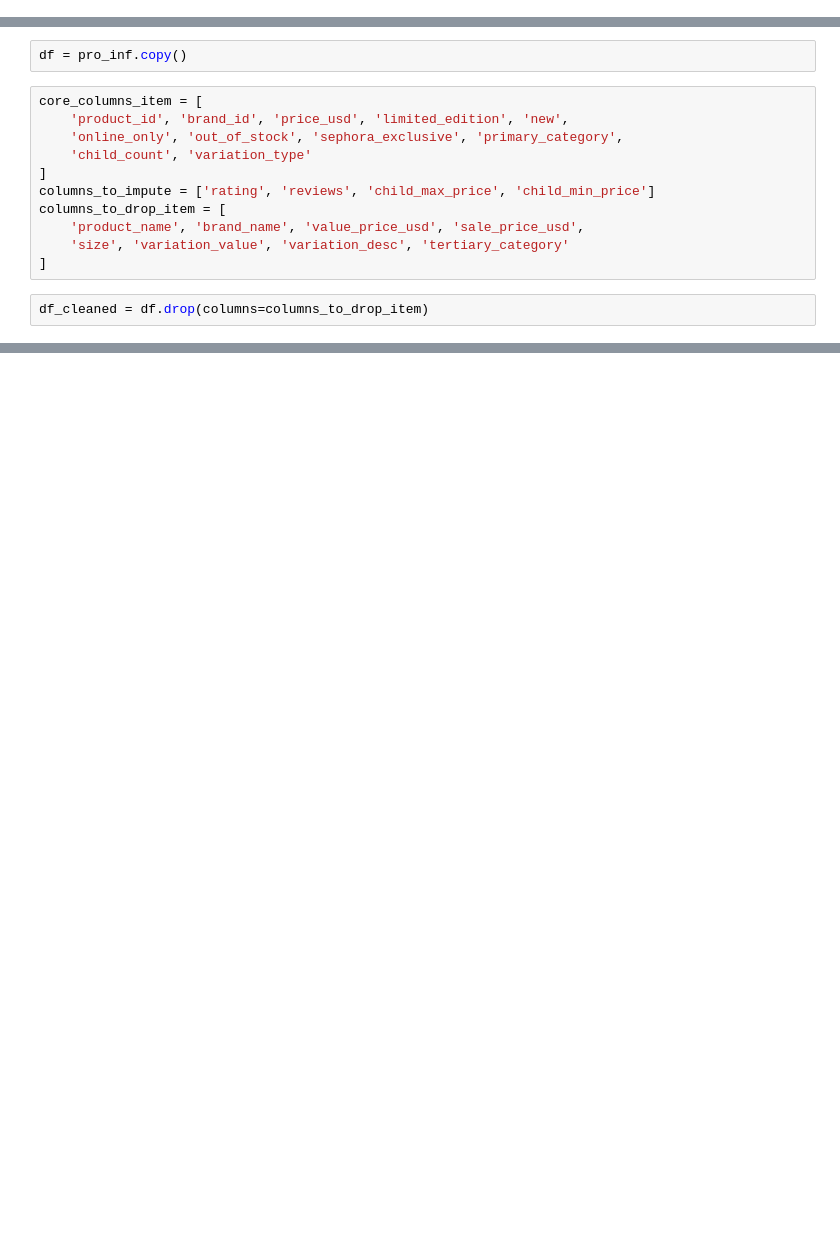
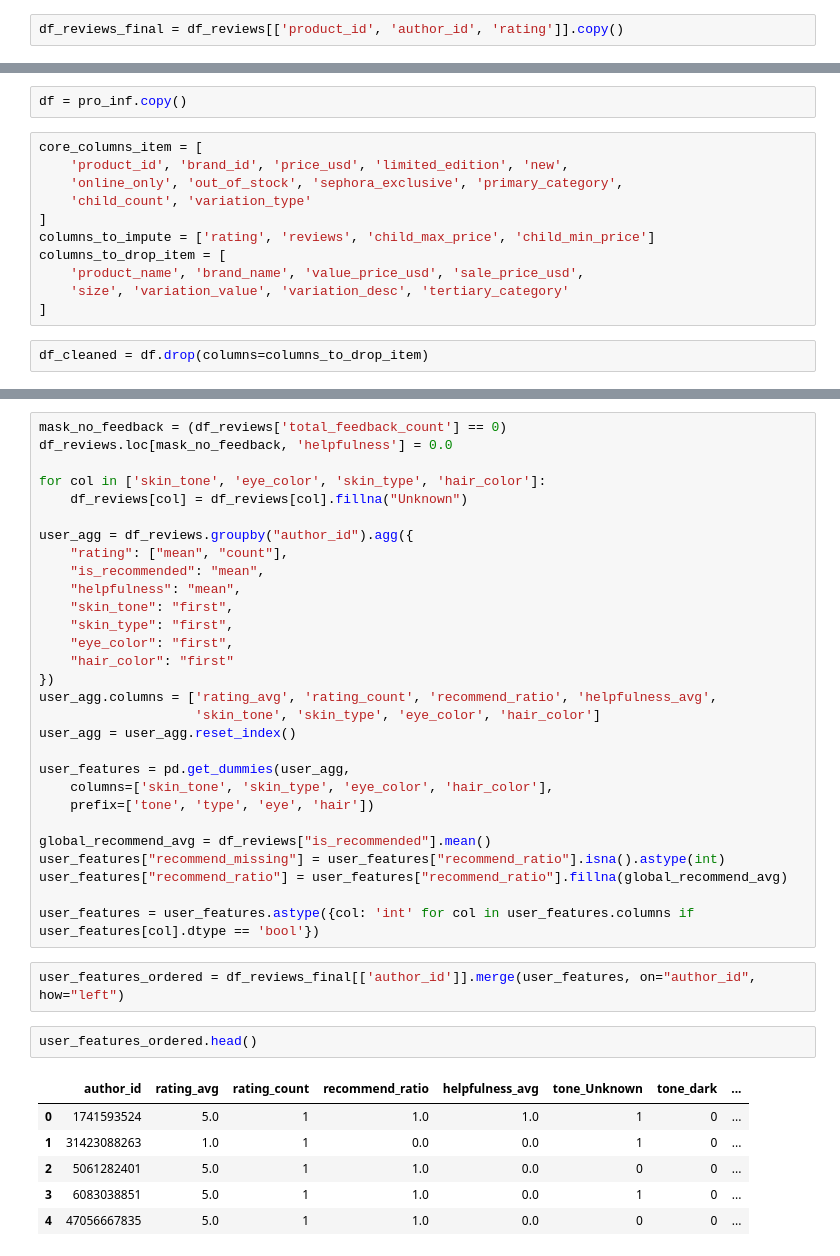
Before and after one commit to nurs-1502/Web_Mining_Project, a Jupyter notebook: web_mining_project.ipynb, the cells around one changed output, grey strips where cells are left out. Drawn from its saved outputs; the diff is of its cells as text; blank space fills up the shorter version.

```diff
--- a/web_mining_project.ipynb
+++ b/web_mining_project.ipynb
@@ -35,0 +49,2 @@ Columns: ['product_id', 'product_name', 'brand_id', 'brand_name', 'loves_count',
+# %%
+df_reviews_final = df_reviews[['product_id', 'author_id', 'rating']].copy()
@@ -136,0 +211,40 @@ array(['P473671', 'P473668', 'P473662', ..., 'P504428', 'P504448',
+# %%
+mask_no_feedback = (df_reviews['total_feedback_count'] == 0)
+df_reviews.loc[mask_no_feedback, 'helpfulness'] = 0.0
+
+for col in ['skin_tone', 'eye_color', 'skin_type', 'hair_color']:
+    df_reviews[col] = df_reviews[col].fillna("Unknown")
+
+user_agg = df_reviews.groupby("author_id").agg({
+    "rating": ["mean", "count"],
+    "is_recommended": "mean",
+    "helpfulness": "mean",
+    "skin_tone": "first",
+    "skin_type": "first",
+    "eye_color": "first",
+    "hair_color": "first"
+})
+user_agg.columns = ['rating_avg', 'rating_count', 'recommend_ratio', 'helpfulness_avg',
+                    'skin_tone', 'skin_type', 'eye_color', 'hair_color']
+user_agg = user_agg.reset_index()
+
+user_features = pd.get_dummies(user_agg,
+    columns=['skin_tone', 'skin_type', 'eye_color', 'hair_color'],
+    prefix=['tone', 'type', 'eye', 'hair'])
+
+global_recommend_avg = df_reviews["is_recommended"].mean()
+user_features["recommend_missing"] = user_features["recommend_ratio"].isna().astype(int)
+user_features["recommend_ratio"] = user_features["recommend_ratio"].fillna(global_recommend_avg)
+
+user_features = user_features.astype({col: 'int' for col in user_features.columns if user_features[col].dtype == 'bool'})
+# %%
+user_features_ordered = df_reviews_final[['author_id']].merge(user_features, on="author_id", how="left")
+# %%
+user_features_ordered.head()
+# %% [output]
+|  | author_id | rating_avg | rating_count | recommend_ratio | helpfulness_avg | tone_Unknown | tone_dark | ... |
+| 0 | 1741593524 | 5.0 | 1 | 1.0 | 1.0 | 1 | 0 | ... |
+| 1 | 31423088263 | 1.0 | 1 | 0.0 | 0.0 | 1 | 0 | ... |
+| 2 | 5061282401 | 5.0 | 1 | 1.0 | 0.0 | 0 | 0 | ... |
+| 3 | 6083038851 | 5.0 | 1 | 1.0 | 0.0 | 1 | 0 | ... |
+| 4 | 47056667835 | 5.0 | 1 | 1.0 | 0.0 | 0 | 0 | ... |
```
Also changed, not shown: parts of 39 cells of this notebook.
